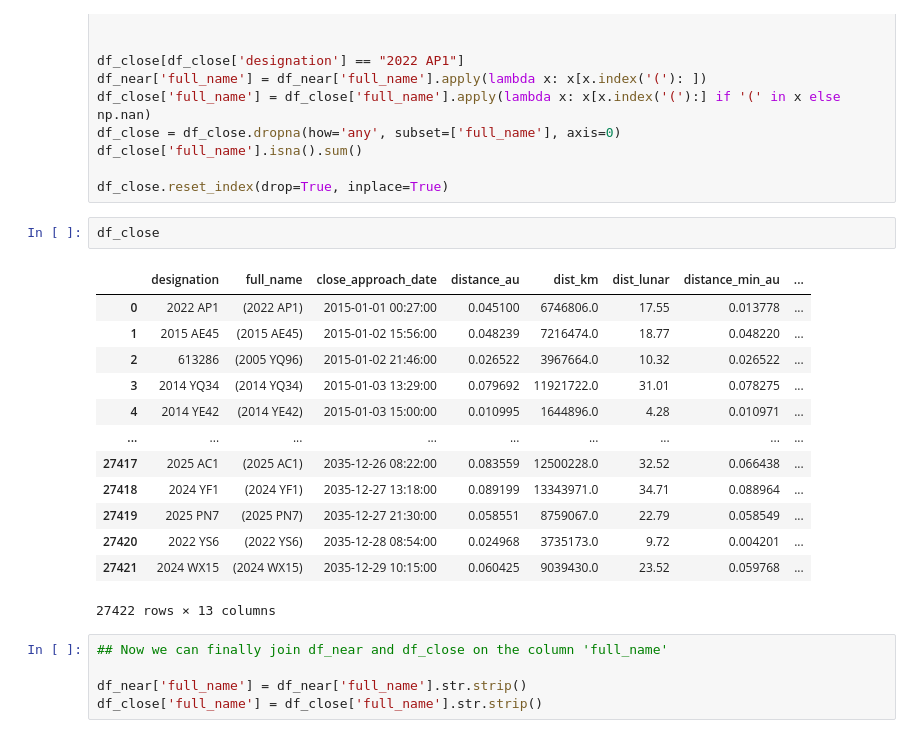
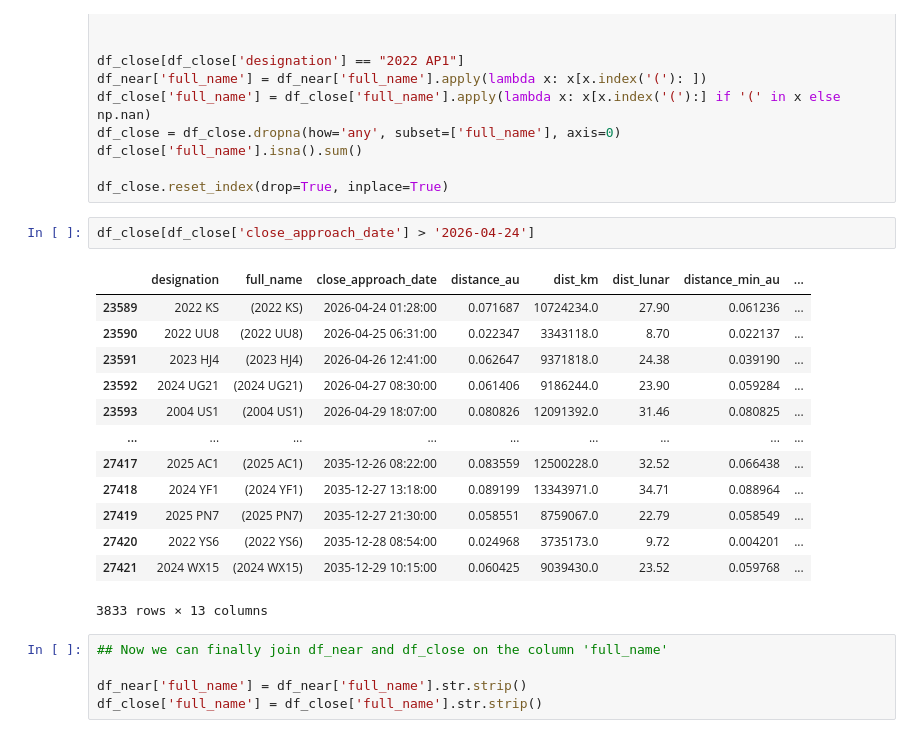
Before and after one commit to HzeroD/near_earth_asteroid_predictor, a Jupyter notebook: train.ipynb, the cells around one changed output. Saved outputs shown, nothing was run; the diff lists cells and outputs as text.

```diff
--- a/train.ipynb
+++ b/train.ipynb
@@ -45,21 +45,21 @@ df_close['full_name'].isna().sum()
 
 df_close.reset_index(drop=True, inplace=True)
 # %%
-df_close
+df_close[df_close['close_approach_date'] > '2026-04-24']
 # %% [output]
 |  | designation | full_name | close_approach_date | distance_au | dist_km | dist_lunar | distance_min_au | ... |
-| 0 | 2022 AP1 | (2022 AP1) | 2015-01-01 00:27:00 | 0.045100 | 6746806.0 | 17.55 | 0.013778 | ... |
-| 1 | 2015 AE45 | (2015 AE45) | 2015-01-02 15:56:00 | 0.048239 | 7216474.0 | 18.77 | 0.048220 | ... |
-| 2 | 613286 | (2005 YQ96) | 2015-01-02 21:46:00 | 0.026522 | 3967664.0 | 10.32 | 0.026522 | ... |
-| 3 | 2014 YQ34 | (2014 YQ34) | 2015-01-03 13:29:00 | 0.079692 | 11921722.0 | 31.01 | 0.078275 | ... |
-| 4 | 2014 YE42 | (2014 YE42) | 2015-01-03 15:00:00 | 0.010995 | 1644896.0 | 4.28 | 0.010971 | ... |
+| 23589 | 2022 KS | (2022 KS) | 2026-04-24 01:28:00 | 0.071687 | 10724234.0 | 27.90 | 0.061236 | ... |
+| 23590 | 2022 UU8 | (2022 UU8) | 2026-04-25 06:31:00 | 0.022347 | 3343118.0 | 8.70 | 0.022137 | ... |
+| 23591 | 2023 HJ4 | (2023 HJ4) | 2026-04-26 12:41:00 | 0.062647 | 9371818.0 | 24.38 | 0.039190 | ... |
+| 23592 | 2024 UG21 | (2024 UG21) | 2026-04-27 08:30:00 | 0.061406 | 9186244.0 | 23.90 | 0.059284 | ... |
+| 23593 | 2004 US1 | (2004 US1) | 2026-04-29 18:07:00 | 0.080826 | 12091392.0 | 31.46 | 0.080825 | ... |
 | ... | ... | ... | ... | ... | ... | ... | ... | ... |
 | 27417 | 2025 AC1 | (2025 AC1) | 2035-12-26 08:22:00 | 0.083559 | 12500228.0 | 32.52 | 0.066438 | ... |
 | 27418 | 2024 YF1 | (2024 YF1) | 2035-12-27 13:18:00 | 0.089199 | 13343971.0 | 34.71 | 0.088964 | ... |
 | 27419 | 2025 PN7 | (2025 PN7) | 2035-12-27 21:30:00 | 0.058551 | 8759067.0 | 22.79 | 0.058549 | ... |
 | 27420 | 2022 YS6 | (2022 YS6) | 2035-12-28 08:54:00 | 0.024968 | 3735173.0 | 9.72 | 0.004201 | ... |
 | 27421 | 2024 WX15 | (2024 WX15) | 2035-12-29 10:15:00 | 0.060425 | 9039430.0 | 23.52 | 0.059768 | ... |
-27422 rows × 13 columns
+3833 rows × 13 columns
 # %%
 ## Now we can finally join df_near and df_close on the column 'full_name'
 
```
Also changed, not shown: parts of 1 cell of this notebook, 13 other files.
